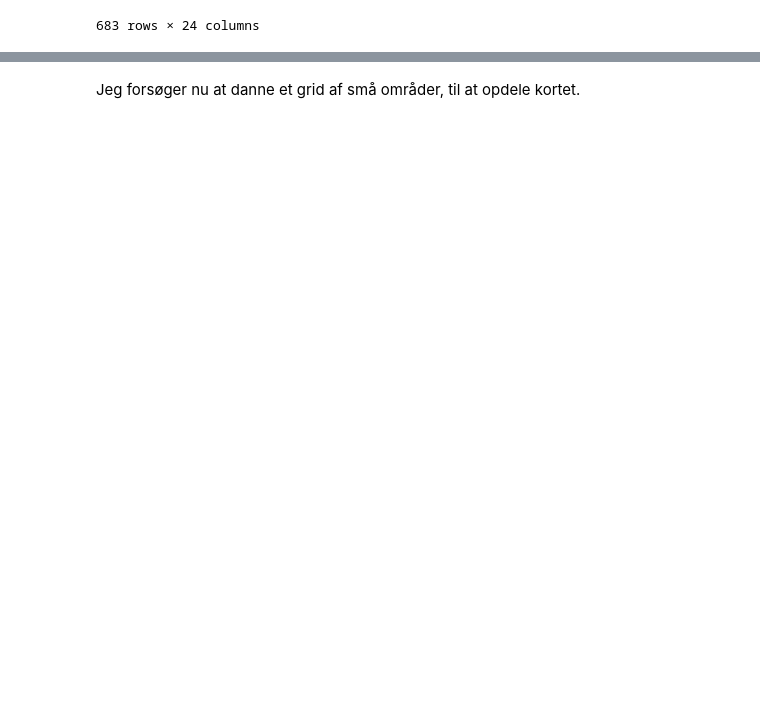
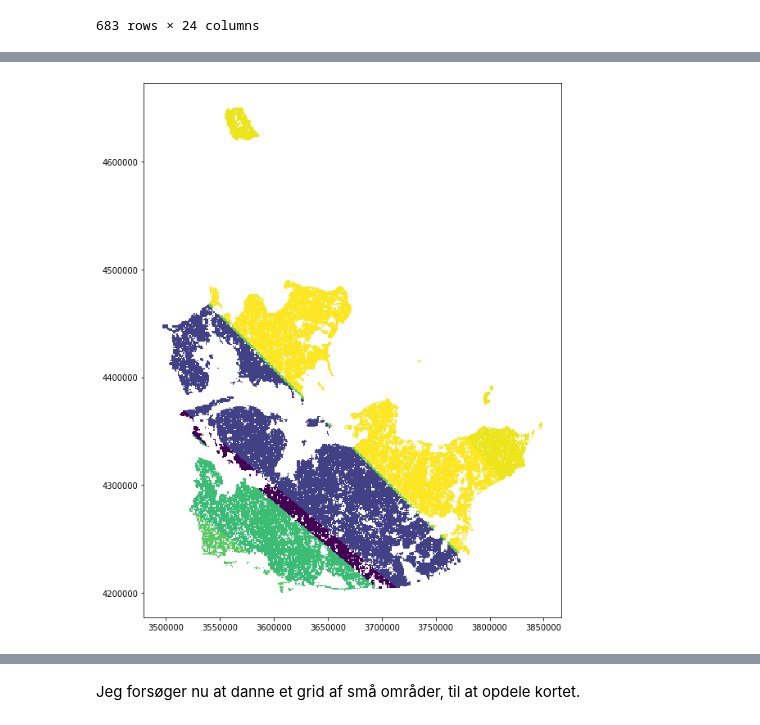
Before and after one commit to Oliverkobaek/thesis_2020, a Jupyter notebook: Geooding of adress.ipynb, the cells around one changed output, grey strips where cells are left out. Cells and saved outputs as stored; diff of their text form; code cells hidden in the pictures; blank space fills up the shorter version.

```diff
--- a/Geooding of adress.ipynb
+++ b/Geooding of adress.ipynb
@@ -565,0 +566,10 @@ kommuner
+# %%
+Pop_gdf['latitude_GPS'] = [z.y for z in Pop_gdf.test]
+Pop_gdf['lontitude_GPS'] = [z.x for z in Pop_gdf.test]
+
+#Pop_gdf['longtitude_GPS'] = [z.x for  in Pop_gdf.test]
+#Pop_gdf = gpd.GeoDataFrame(Pop_gdf, geometry2=gpd.points_from_xy(Pop_gdf.lontitude_GPS, Pop_gdf.latitude_GPS))
+Pop_gdf2 = gpd.GeoDataFrame(Pop_gdf, geometry=gpd.points_from_xy(Pop_gdf.lontitude_GPS, Pop_gdf.latitude_GPS))
+Pop_gdf2['geometry_2'] = Pop_gdf['geometry']
+Pop_gdf2['geometry'] = Pop_gdf['geometry'].to_crs(epsg = 3035)
+Pop_gdf2
@@ -565,0 +612,24 @@ kommuner
+# %%
+knneg = KNeighborsRegressor(n_neighbors = 25, radius = 25000)
+
+#Pop_gdf['latitude'] = Pop_gdf.geometry.y
+#Pop_gdf['longtitude'] = Pop_gdf.geometry.x
+
+square_gdf['LA_shifted'] = square_gdf['latitude'] + 500
+square_gdf['LO_shifted'] = square_gdf['longtitude'] + 500
+# %%
+# subset X, y
+cols = Pop_gdf[['TOT_P','longtitude', 'latitude']]
+
+X = cols[['longtitude', 'latitude']]
+
+y = cols[['TOT_P']]
+
+KN = KNeighborsRegressor()
+# %%
+KN.fit(X,y)
+
+preds = KN.predict(square_gdf[['LA_shifted', 'LO_shifted']])
+
+square_gdf['pred'] = np.log10(preds)
+square_gdf
@@ -565,0 +650,8 @@ kommuner
+# %%
+# plot
+
+f, ax = plt.subplots(1, figsize=(12, 12))
+ax = square_gdf.plot(column='pred',ax=ax)
+plt.show()
+# %% [output]
+[figure, added]
```
Also changed, not shown: parts of 32 cells of this notebook, 1 other file.
